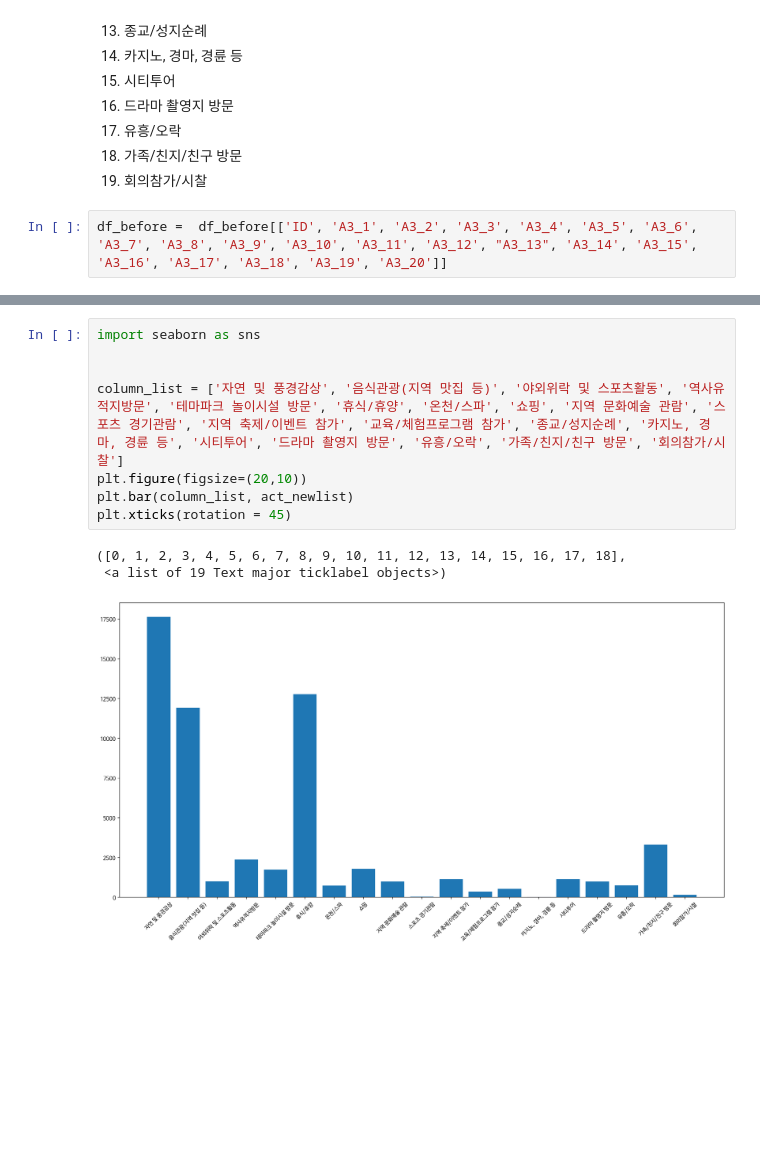
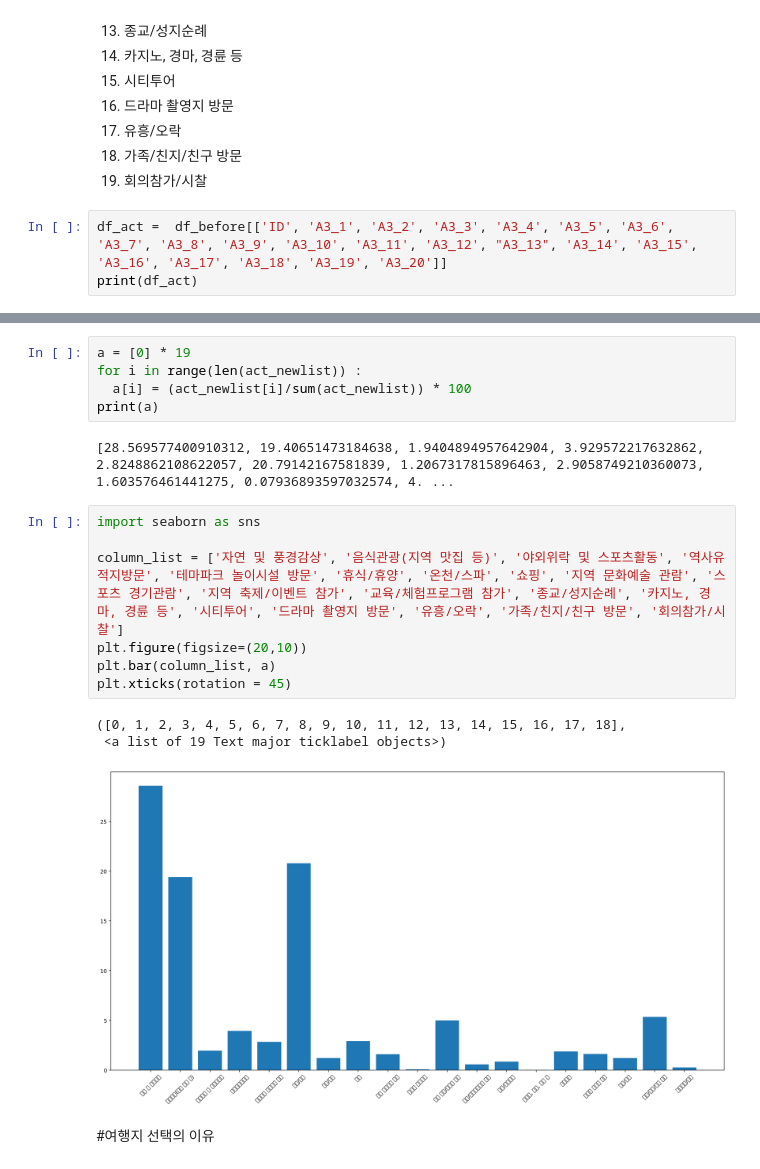
Before and after one commit to ansehoon1999/MG-DataAnaylsis, a Jupyter notebook: 세훈/DataAnaylsis_7_24_1.ipynb, the cells around one changed output, grey strips where cells are left out. Saved outputs shown, nothing was run; the diff lists cells and outputs as text; blank space fills up the shorter version.

```diff
--- a/세훈/DataAnaylsis_7_24_1.ipynb
+++ b/세훈/DataAnaylsis_7_24_1.ipynb
@@ -134,4 +135,5 @@ TOTAL:  50940
 18. 가족/친지/친구 방문
 19. 회의참가/시찰
 # %%
-df_before =  df_before[['ID', 'A3_1', 'A3_2', 'A3_3', 'A3_4', 'A3_5', 'A3_6', 'A3_7', 'A3_8', 'A3_9', 'A3_10', 'A3_11', 'A3_12', "A3_13", 'A3_14', 'A3_15', 'A3_16', 'A3_17', 'A3_18', 'A3_19', 'A3_20']]
+df_act =  df_before[['ID', 'A3_1', 'A3_2', 'A3_3', 'A3_4', 'A3_5', 'A3_6', 'A3_7', 'A3_8', 'A3_9', 'A3_10', 'A3_11', 'A3_12', "A3_13", 'A3_14', 'A3_15', 'A3_16', 'A3_17', 'A3_18', 'A3_19', 'A3_20']]
+print(df_act)
@@ -203,12 +220,20 @@ print(act_newlist)
+# %%
+a = [0] * 19
+for i in range(len(act_newlist)) :
+  a[i] = (act_newlist[i]/sum(act_newlist)) * 100
+print(a)
+# %% [output]
+[28.569577400910312, 19.40651473184638, 1.9404894957642904, 3.929572217632862, 2.8248862108622057, 20.79142167581839, 1.2067317815896463, 2.9058749210360073, 1.603576461441275, 0.07936893597032574, 4. ...
 # %%
 import seaborn as sns
 
-
 column_list = ['자연 및 풍경감상', '음식관광(지역 맛집 등)', '야외위락 및 스포츠활동', '역사유적지방문', '테마파크 놀이시설 방문', '휴식/휴양', '온천/스파', '쇼핑', '지역 문화예술 관람', '스포츠 경기관람', '지역 축제/이벤트 참가', '교육/체험프로그램 참가', '종교/성지순례', '카지노, 경마, 경륜 등', '시티투어', '드라마 촬영지 방문', '유흥/오락', '가족/친지/친구 방문', '회의참가/시찰']
 plt.figure(figsize=(20,10))
-plt.bar(column_list, act_newlist)
+plt.bar(column_list, a)
 plt.xticks(rotation = 45)
 # %% [output]
 ([0, 1, 2, 3, 4, 5, 6, 7, 8, 9, 10, 11, 12, 13, 14, 15, 16, 17, 18],
  <a list of 19 Text major ticklabel objects>)
-[figure, old version]
+[figure, new version]
+# %% [markdown]
+#여행지 선택의 이유
```
Also changed, not shown: parts of 18 cells of this notebook.
